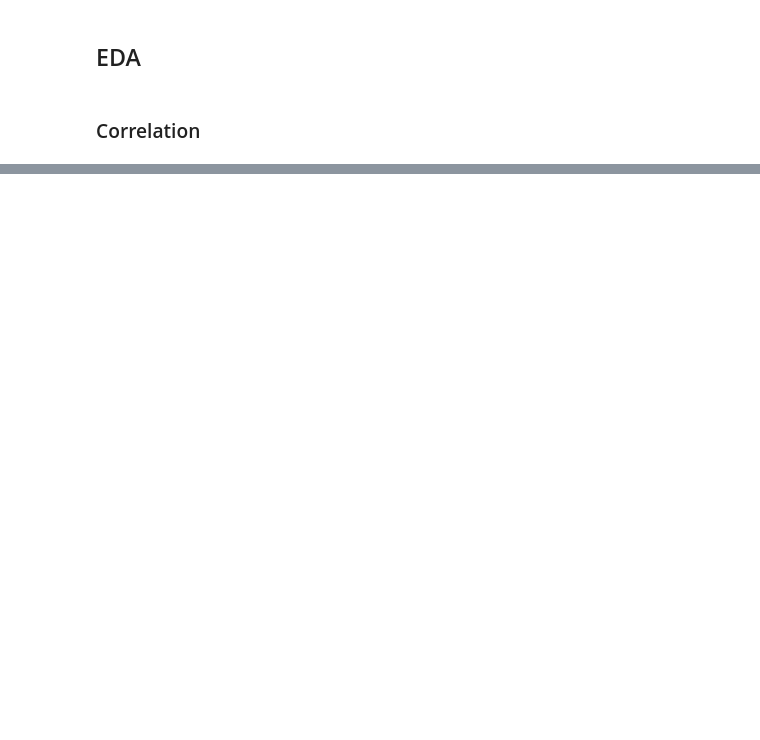
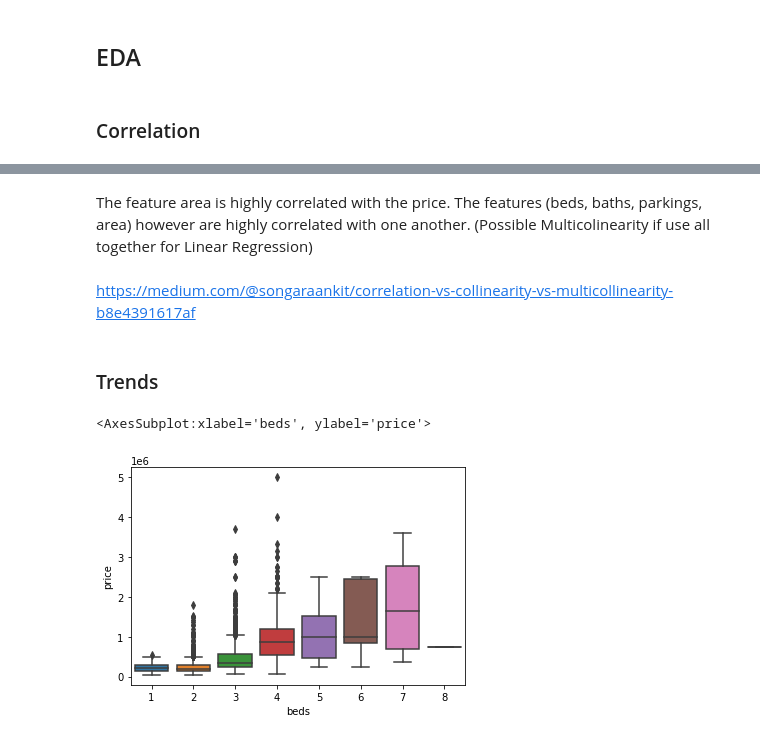
Before and after one commit to agustingu/Panama_House_Pricing, a Jupyter notebook: data_preprocessing.ipynb, the cells around one changed output, grey strips where cells are left out. Drawn from its saved outputs; the diff is of its cells as text; code cells hidden in the pictures; blank space fills up the shorter version.

```diff
--- a/data_preprocessing.ipynb
+++ b/data_preprocessing.ipynb
@@ -183,0 +188,11 @@ Deprecated in NumPy 1.20; for more details and guidance: https://numpy.org/devdo
+# %% [markdown]
+The feature area is highly correlated with the price. The features (beds, baths, parkings, area) however are highly correlated with one another. (Possible Multicolinearity if use all together for Linear Regression)
+# %% [markdown]
+https://medium.com/@songaraankit/correlation-vs-collinearity-vs-multicollinearity-b8e4391617af
+# %% [markdown]
+### Trends
+# %%
+sns.boxplot(y='price',x='beds',data=df_clean, )
+# %% [output]
+<AxesSubplot:xlabel='beds', ylabel='price'>
+[figure, added]
```
Also changed, not shown: parts of 36 cells of this notebook, 3 other files.
